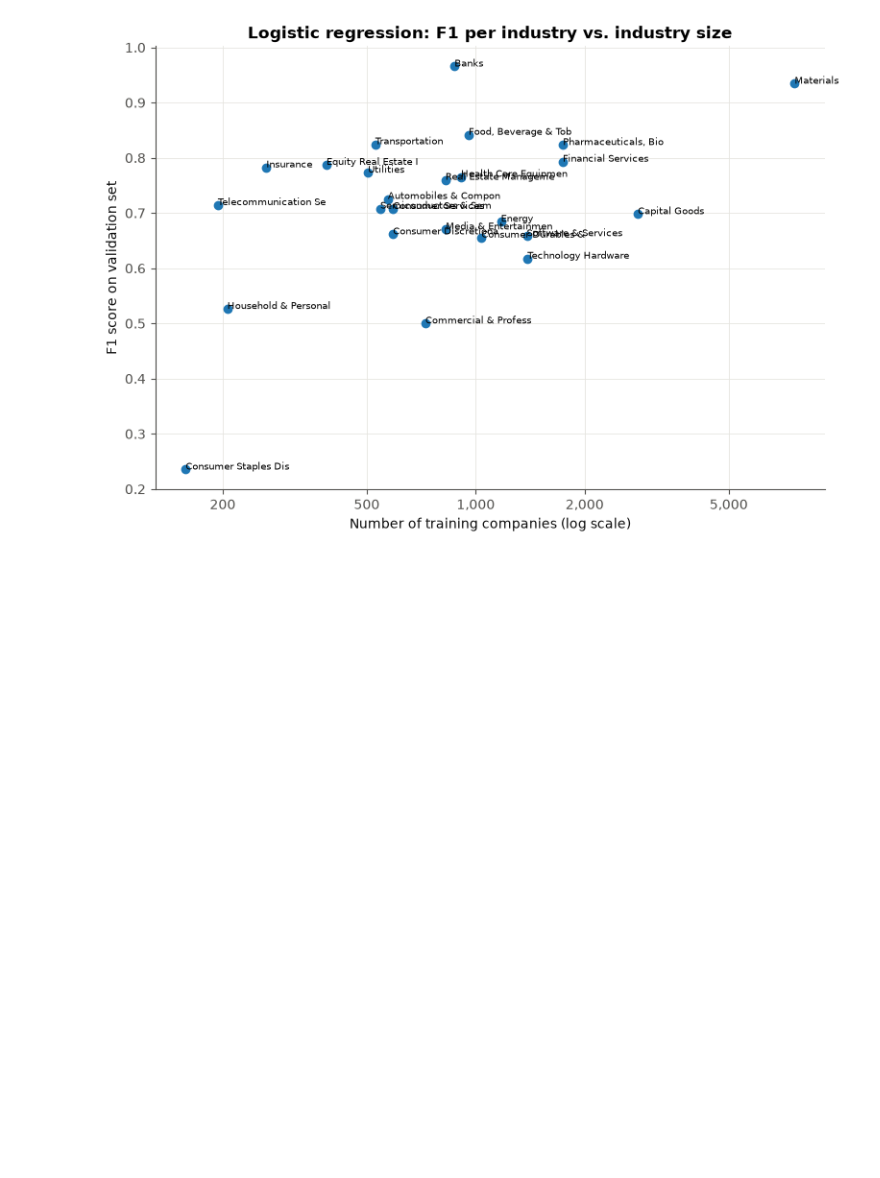
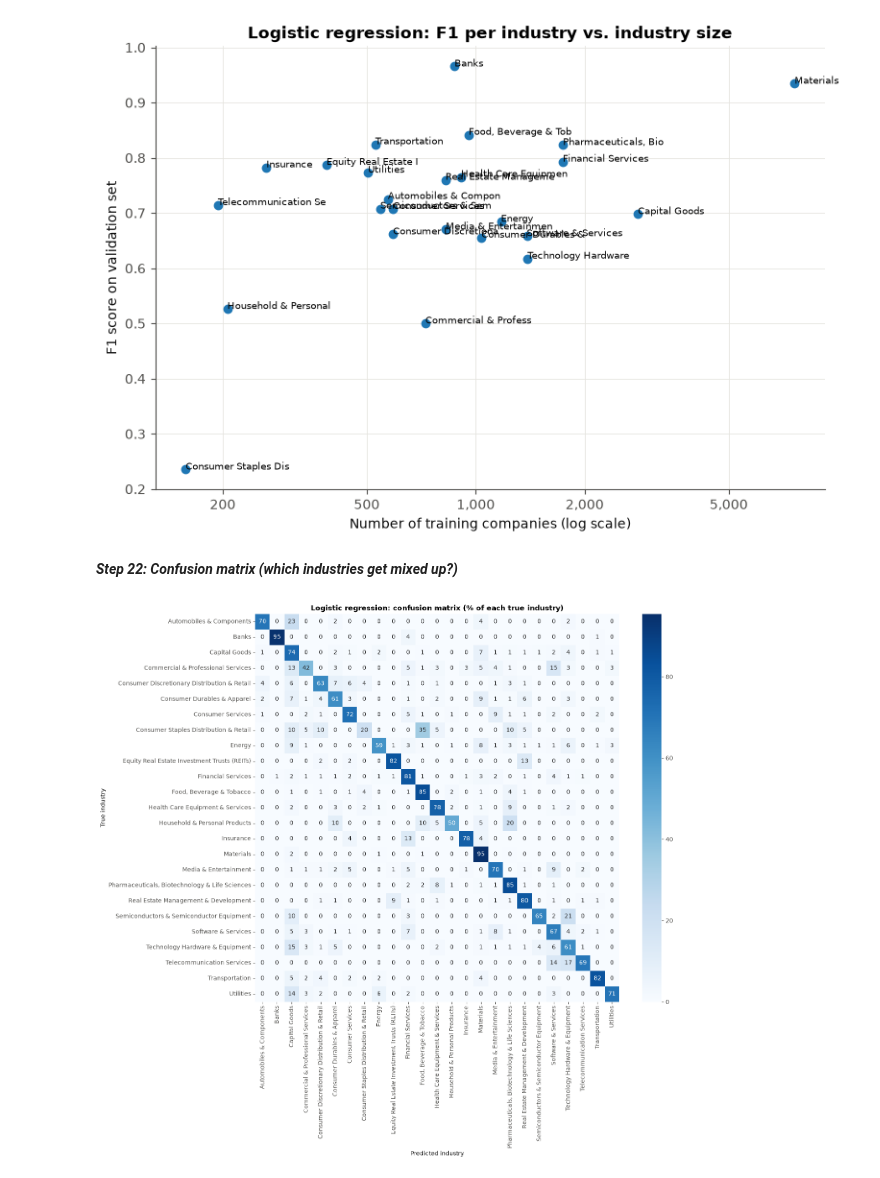
Before and after one commit to manpont/Practical-Task-1, a Jupyter notebook: industry_classification.ipynb, the cells around one changed output. Drawn from its saved outputs; the diff is of its cells as text; code cells hidden in the pictures; blank space fills up the shorter version.

```diff
--- a/industry_classification.ipynb
+++ b/industry_classification.ipynb
@@ -755,3 +755,20 @@ plt.show()
 # %% [output]
 Spearman correlation: 0.17  p-value: 0.406
 [figure]
+# %% [markdown]
+***Step 22: Confusion matrix (which industries get mixed up?)***
+# %%
+from sklearn.metrics import confusion_matrix
+import seaborn as sns
+
+cm = confusion_matrix(y_val, pred_lr, normalize="true") * 100
+
+plt.figure(figsize=(14, 12))
+sns.heatmap(cm, annot=True, fmt=".0f", cmap="Blues",
+            xticklabels=le.classes_, yticklabels=le.classes_)
+plt.xlabel("Predicted industry")
+plt.ylabel("True industry")
+plt.title("Logistic regression: confusion matrix (% of each true industry)")
+plt.show()
+# %% [output]
+[figure, added]
```
Also changed, not shown: parts of 6 cells of this notebook.
